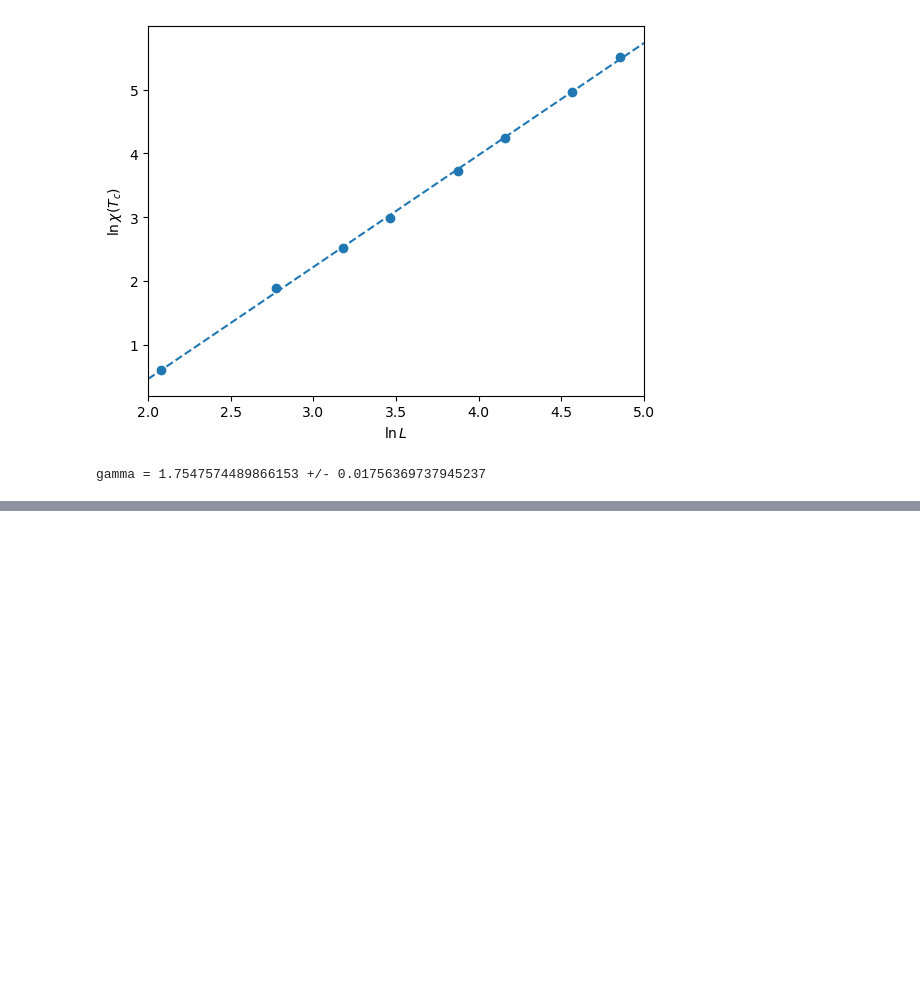
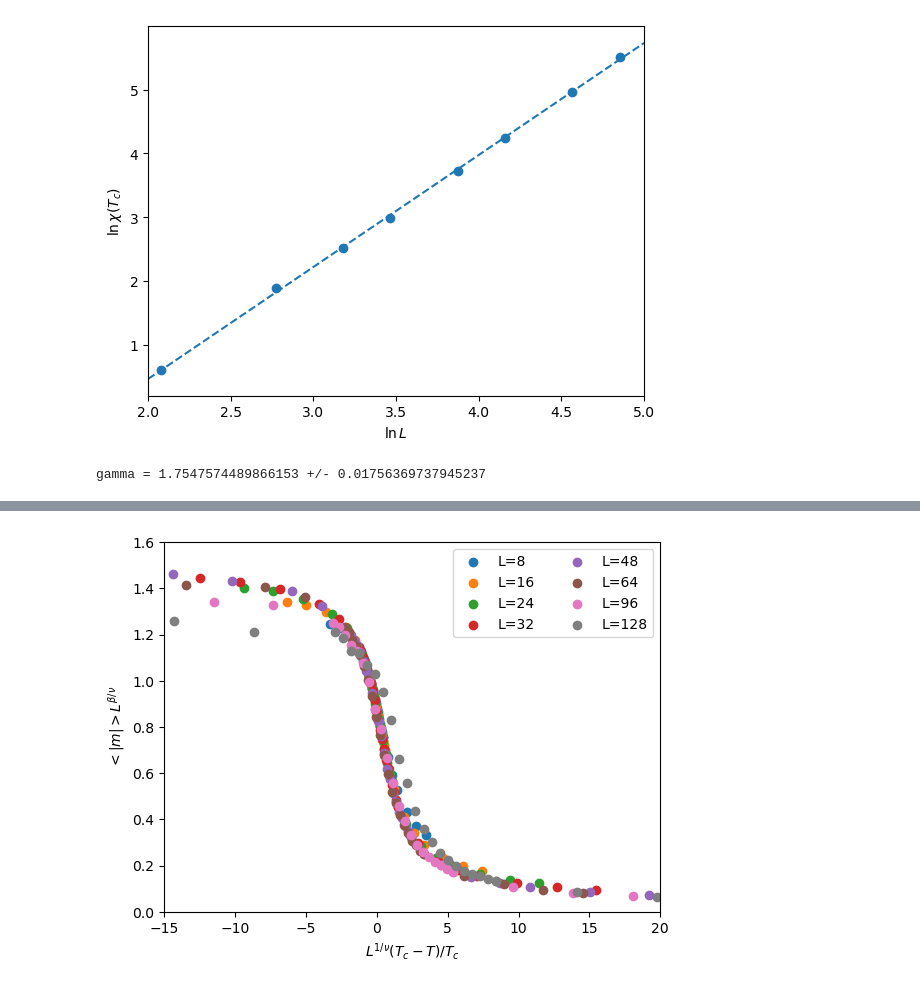
Before and after one commit to AdriRed/practiques-fenomens, a Jupyter notebook: P3/informe.ipynb, the cells around one changed output, grey strips where cells are left out. Cells and saved outputs as stored; diff of their text form; code cells hidden in the pictures; blank space fills up the shorter version.

```diff
--- a/P3/informe.ipynb
+++ b/P3/informe.ipynb
@@ -365,0 +392,16 @@ gamma = 0.0905903439556221 +/- 0.010364322453665736
+# %%
+fig, ax = plt.subplots()
+for l in files:
+    data = df[df['L'] == l]
+    Ts = data['T']
+    t_c = cv_maxs[l]
+    abs_m = data['<|M|>']/data['L']**2
+    ax.scatter(l*(Ts-t_c)/t_c, abs_m*(l**beta), label=f'L={l}')
+ax.legend(ncols=2)
+ax.set_xlim(-15, 20)
+ax.set_ylim(0, 1.6)
+ax.set_ylabel(r"$<|m|>L^{\beta/\nu}$")
+ax.set_xlabel(r"$L^{1/\nu} (T_c-T)/T_c$")
+plt.show()
+# %% [output]
+[figure, added]
```
Also changed, not shown: parts of 10 cells of this notebook.
